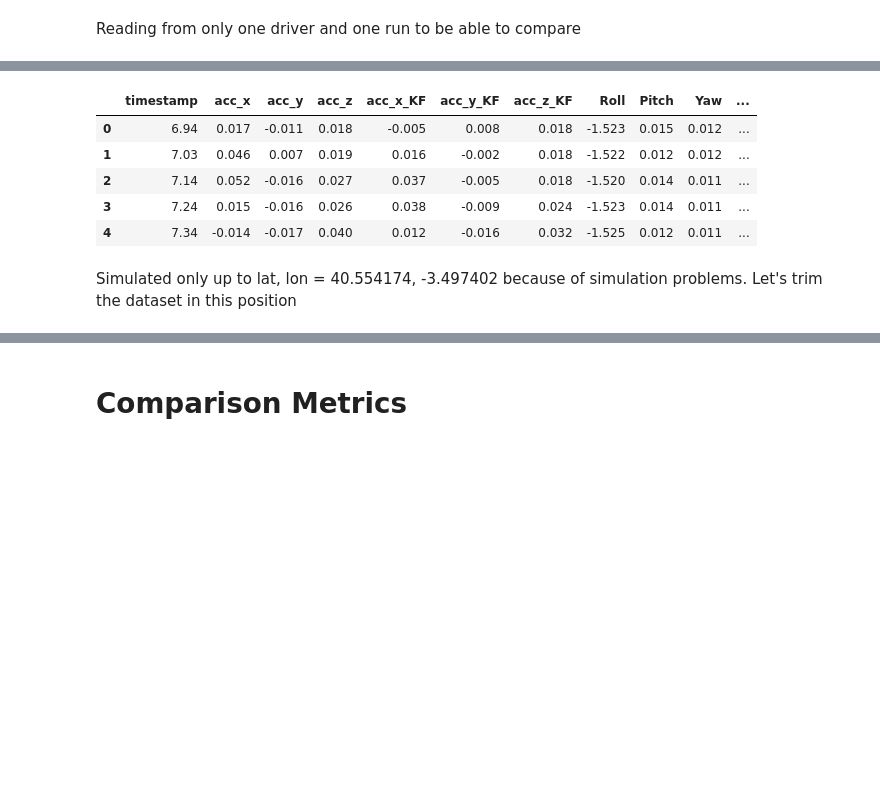
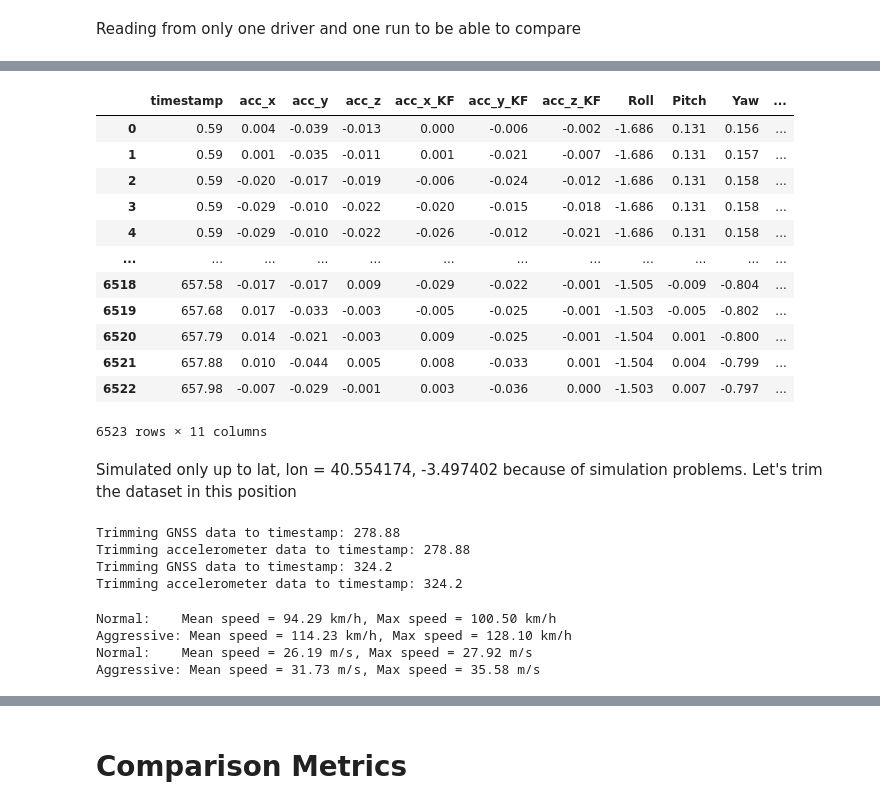
Before and after one commit to H-IAAC/sumo_carla_comparison, a Jupyter notebook: experiment1.ipynb, the cells around one changed output, grey strips where cells are left out. Drawn from its saved outputs; the diff is of its cells as text; code cells hidden in the pictures; blank space fills up the shorter version.

Commit message:
new experiment with higher max speeds

```diff
--- a/experiment1.ipynb
+++ b/experiment1.ipynb
@@ -310,8 +317,8 @@ def read_accelerometer(drivers):
     aggressive = pd.DataFrame()
     drowsy = pd.DataFrame()
     for driver in drivers:
-        normal = pd.concat([normal, getData(driver, 'NORMAL1-SECONDARY', sensor='acc')], axis=0)
-        # normal = pd.concat([normal, getData(driver, 'NORMAL2-SECONDARY', sensor='acc')], axis=0)
+        # normal = pd.concat([normal, getData(driver, 'NORMAL1-SECONDARY', sensor='acc')], axis=0)
+        normal = pd.concat([normal, getData(driver, 'NORMAL2-SECONDARY', sensor='acc')], axis=0)
         aggressive = pd.concat([aggressive, getData(driver, 'AGGRESSIVE-SECONDARY', sensor='acc')], axis=0)
         drowsy = pd.concat([drowsy, getData(driver, 'DROWSY-SECONDARY', sensor='acc')], axis=0)
 
@@ -340,12 +354,19 @@ df_gps['normal'].head()
 # %%
-df_acc['normal'].head()
+df_acc['normal']
 # %% [output]
 |  | timestamp | acc_x | acc_y | acc_z | acc_x_KF | acc_y_KF | acc_z_KF | Roll | Pitch | Yaw | ... |
-| 0 | 6.94 | 0.017 | -0.011 | 0.018 | -0.005 | 0.008 | 0.018 | -1.523 | 0.015 | 0.012 | ... |
-| 1 | 7.03 | 0.046 | 0.007 | 0.019 | 0.016 | -0.002 | 0.018 | -1.522 | 0.012 | 0.012 | ... |
-| 2 | 7.14 | 0.052 | -0.016 | 0.027 | 0.037 | -0.005 | 0.018 | -1.520 | 0.014 | 0.011 | ... |
-| 3 | 7.24 | 0.015 | -0.016 | 0.026 | 0.038 | -0.009 | 0.024 | -1.523 | 0.014 | 0.011 | ... |
-| 4 | 7.34 | -0.014 | -0.017 | 0.040 | 0.012 | -0.016 | 0.032 | -1.525 | 0.012 | 0.011 | ... |
+| 0 | 0.59 | 0.004 | -0.039 | -0.013 | 0.000 | -0.006 | -0.002 | -1.686 | 0.131 | 0.156 | ... |
+| 1 | 0.59 | 0.001 | -0.035 | -0.011 | 0.001 | -0.021 | -0.007 | -1.686 | 0.131 | 0.157 | ... |
+| 2 | 0.59 | -0.020 | -0.017 | -0.019 | -0.006 | -0.024 | -0.012 | -1.686 | 0.131 | 0.158 | ... |
+| 3 | 0.59 | -0.029 | -0.010 | -0.022 | -0.020 | -0.015 | -0.018 | -1.686 | 0.131 | 0.158 | ... |
+| 4 | 0.59 | -0.029 | -0.010 | -0.022 | -0.026 | -0.012 | -0.021 | -1.686 | 0.131 | 0.158 | ... |
+| ... | ... | ... | ... | ... | ... | ... | ... | ... | ... | ... | ... |
+| 6518 | 657.58 | -0.017 | -0.017 | 0.009 | -0.029 | -0.022 | -0.001 | -1.505 | -0.009 | -0.804 | ... |
+| 6519 | 657.68 | 0.017 | -0.033 | -0.003 | -0.005 | -0.025 | -0.001 | -1.503 | -0.005 | -0.802 | ... |
+| 6520 | 657.79 | 0.014 | -0.021 | -0.003 | 0.009 | -0.025 | -0.001 | -1.504 | 0.001 | -0.800 | ... |
+| 6521 | 657.88 | 0.010 | -0.044 | 0.005 | 0.008 | -0.033 | 0.001 | -1.504 | 0.004 | -0.799 | ... |
+| 6522 | 657.98 | -0.007 | -0.029 | -0.001 | 0.003 | -0.036 | 0.000 | -1.503 | 0.007 | -0.797 | ... |
+6523 rows × 11 columns
 # %% [markdown]
 Simulated only up to lat, lon = 40.554174, -3.497402 because of simulation problems. Let's trim the dataset in this position
 # %%
@@ -378,6 +404,33 @@ def trim_gnss(df_gnss, lat, lon, lat_margin=0.0001, lon_margin=0.0001):
 # %%
 max_lat, max_lon = 40.554174, -3.497402
 # Find all rows where lat and lon are within a small range of max_lat and max_lon
-df_gps['normal'] = trim_gnss(df_gps['normal'], max_lat, max_lon, lat_margin=0.0005, lon_margin=0.0005)
-df_gps['aggressive'] = trim_gnss(df_gps['aggressive'], max_lat, max_lon, lat_margin=0.0001, lon_margin=0.0001)
+df_gps['normal'], df_acc['normal'] = trim_gnss(df_gps['normal'], df_acc['normal'], max_lat, max_lon, lat_margin=0.0005, lon_margin=0.0005)
+df_gps['aggressive'], df_acc['aggressive'] = trim_gnss(df_gps['aggressive'], df_acc['aggressive'], max_lat, max_lon, lat_margin=0.0001, lon_margin=0.0001)
+# %% [output]
+Trimming GNSS data to timestamp: 278.88
+Trimming accelerometer data to timestamp: 278.88
+Trimming GNSS data to timestamp: 324.2
+Trimming accelerometer data to timestamp: 324.2
+# %%
+mean_normal = df_gps['normal']['speed'].mean()
+max_normal = df_gps['normal']['speed'].max()
+mean_aggressive = df_gps['aggressive']['speed'].mean()
+max_aggressive = df_gps['aggressive']['speed'].max()
+
+print(f"Normal:    Mean speed = {mean_normal:.2f} km/h, Max speed = {max_normal:.2f} km/h")
+print(f"Aggressive: Mean speed = {mean_aggressive:.2f} km/h, Max speed = {max_aggressive:.2f} km/h")
+
+# Convert to m/s (1 km/h = 0.27778 m/s)
+mean_normal_ms = mean_normal * 0.27778
+max_normal_ms = max_normal * 0.27778
+mean_aggressive_ms = mean_aggressive * 0.27778
+max_aggressive_ms = max_aggressive * 0.27778
+
+print(f"Normal:    Mean speed = {mean_normal_ms:.2f} m/s, Max speed = {max_normal_ms:.2f} m/s")
+print(f"Aggressive: Mean speed = {mean_aggressive_ms:.2f} m/s, Max speed = {max_aggressive_ms:.2f} m/s")
+# %% [output]
+Normal:    Mean speed = 94.29 km/h, Max speed = 100.50 km/h
+Aggressive: Mean speed = 114.23 km/h, Max speed = 128.10 km/h
+Normal:    Mean speed = 26.19 m/s, Max speed = 27.92 m/s
+Aggressive: Mean speed = 31.73 m/s, Max speed = 35.58 m/s
 # %%
```
Also changed, not shown: parts of 22 cells of this notebook, 49 other files.
